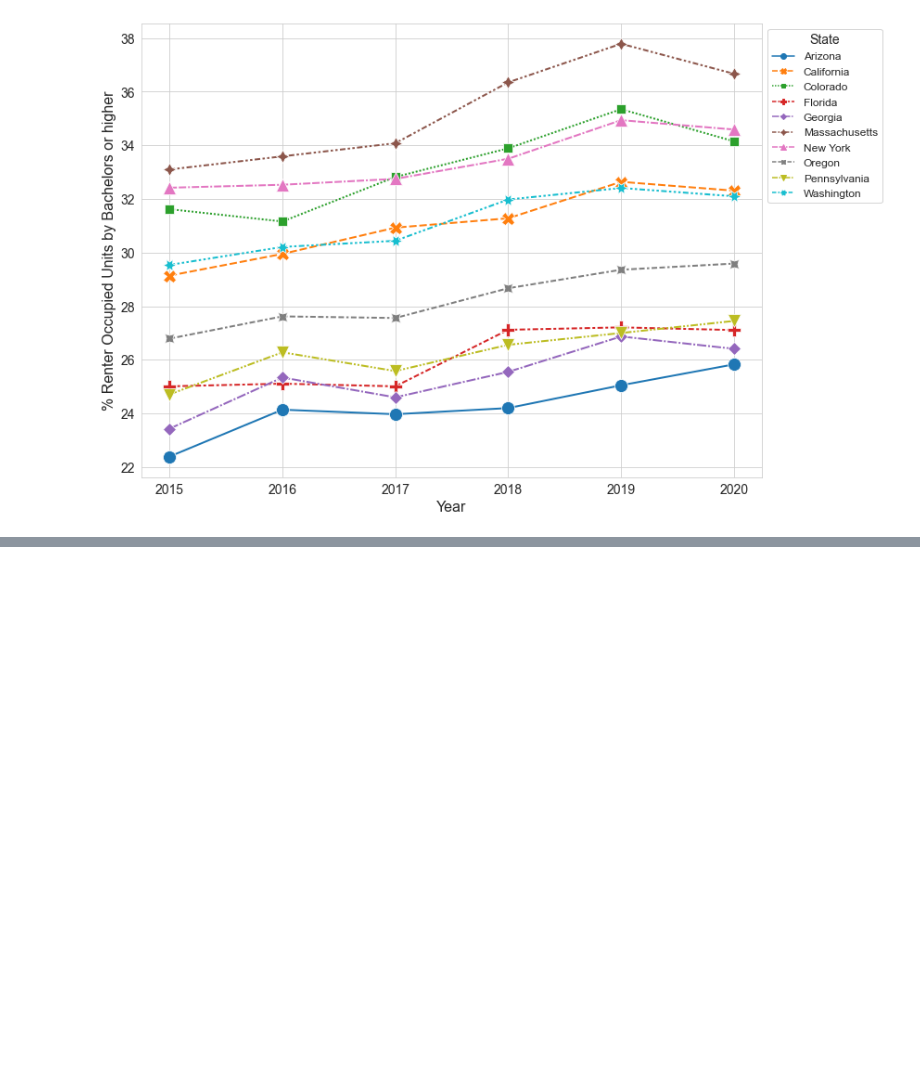
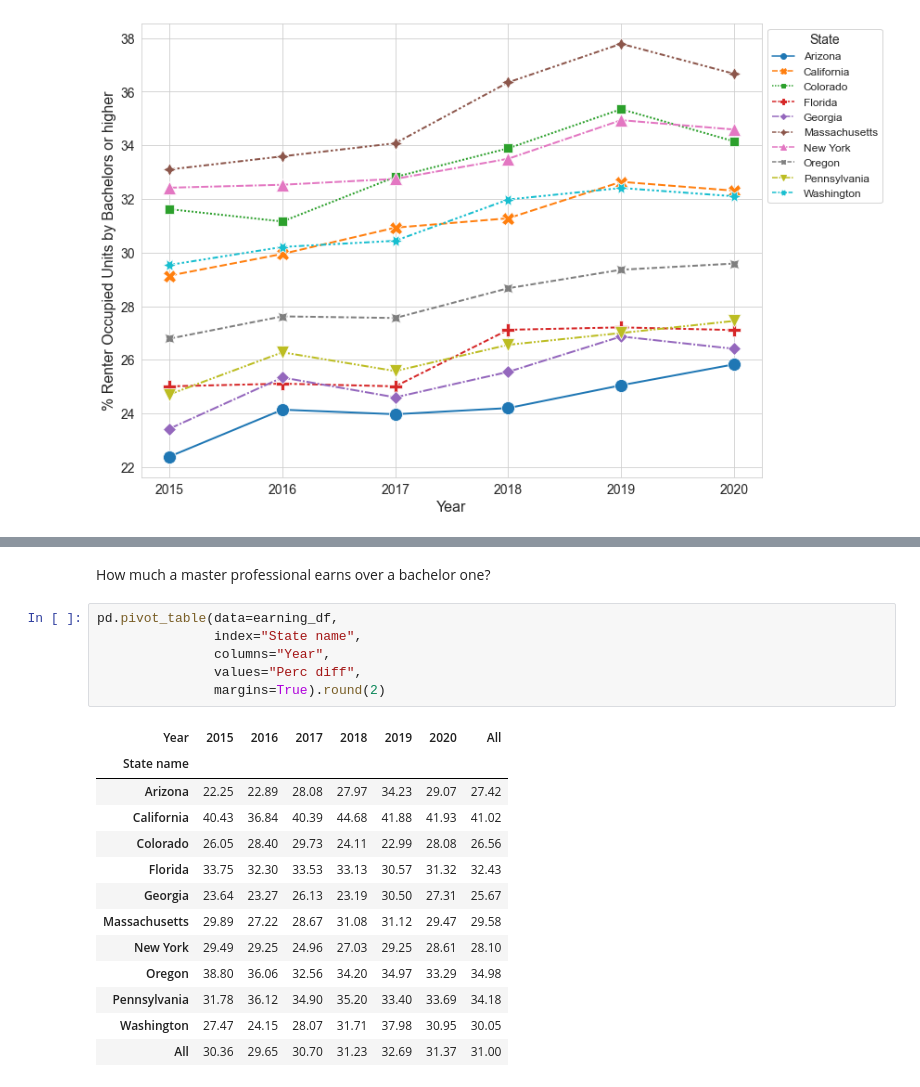
Before and after one commit to aliglara/capstone-c1-DA, a Jupyter notebook: codes/EDA_population.ipynb, the cells around one changed output, grey strips where cells are left out. Drawn from its saved outputs; the diff is of its cells as text; blank space fills up the shorter version.

```diff
--- a/codes/EDA_population.ipynb
+++ b/codes/EDA_population.ipynb
@@ -146,0 +215,22 @@ plt.show()
+# %% [markdown]
+How much a master professional earns over a bachelor one?
+# %%
+pd.pivot_table(data=earning_df,
+               index="State name",
+               columns="Year",
+               values="Perc diff",
+               margins=True).round(2)
+# %% [output]
+| Year | 2015 | 2016 | 2017 | 2018 | 2019 | 2020 | All |
+| State name |  |  |  |  |  |  |  |
+| Arizona | 22.25 | 22.89 | 28.08 | 27.97 | 34.23 | 29.07 | 27.42 |
+| California | 40.43 | 36.84 | 40.39 | 44.68 | 41.88 | 41.93 | 41.02 |
+| Colorado | 26.05 | 28.40 | 29.73 | 24.11 | 22.99 | 28.08 | 26.56 |
+| Florida | 33.75 | 32.30 | 33.53 | 33.13 | 30.57 | 31.32 | 32.43 |
+| Georgia | 23.64 | 23.27 | 26.13 | 23.19 | 30.50 | 27.31 | 25.67 |
+| Massachusetts | 29.89 | 27.22 | 28.67 | 31.08 | 31.12 | 29.47 | 29.58 |
+| New York | 29.49 | 29.25 | 24.96 | 27.03 | 29.25 | 28.61 | 28.10 |
+| Oregon | 38.80 | 36.06 | 32.56 | 34.20 | 34.97 | 33.29 | 34.98 |
+| Pennsylvania | 31.78 | 36.12 | 34.90 | 35.20 | 33.40 | 33.69 | 34.18 |
+| Washington | 27.47 | 24.15 | 28.07 | 31.71 | 37.98 | 30.95 | 30.05 |
+| All | 30.36 | 29.65 | 30.70 | 31.23 | 32.69 | 31.37 | 31.00 |
```
Also changed, not shown: parts of 18 cells of this notebook.
